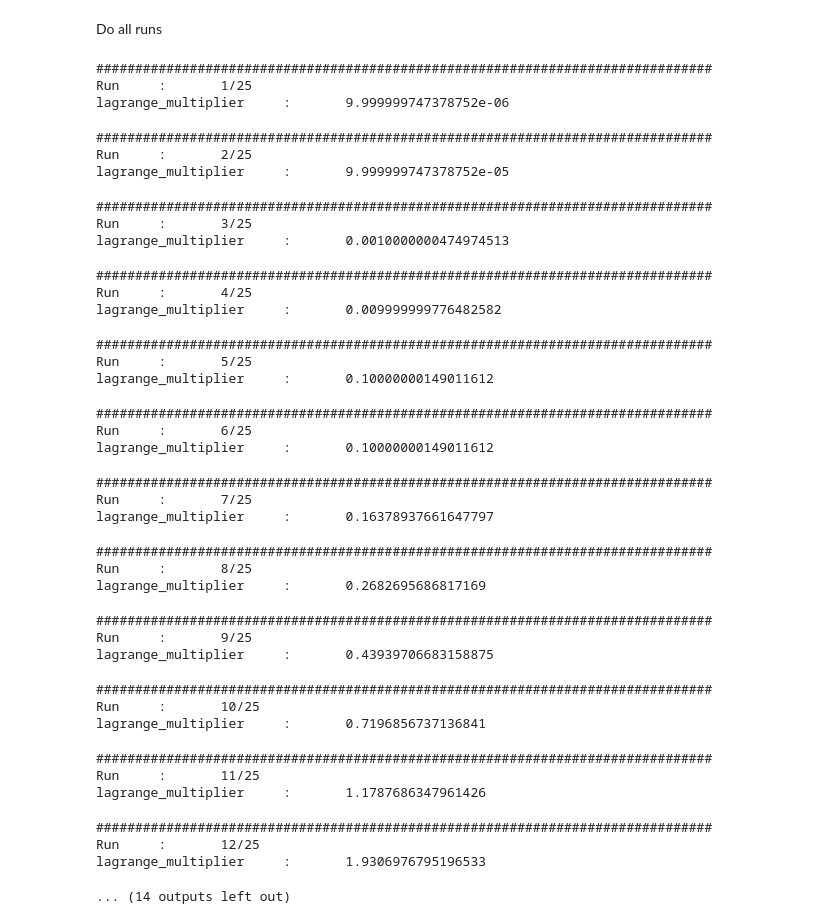
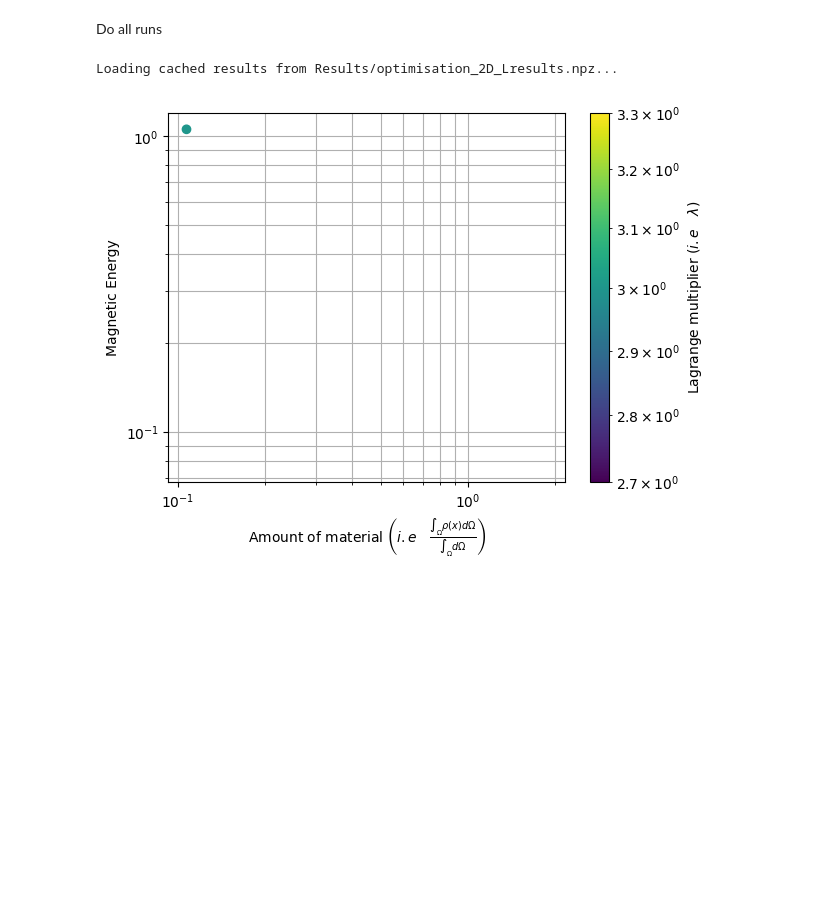
Before and after one commit to Octave-Jeanne/NeuROM_optim_demo, a Jupyter notebook: demos/Optim_2D_Pareto/demo_TC..ipynb, the cells around one changed output. Saved outputs shown, nothing was run; the diff lists cells and outputs as text; code cells hidden in the pictures; blank space fills up the shorter version.

```diff
--- a/demos/Optim_2D_Pareto/demo_TC..ipynb
+++ b/demos/Optim_2D_Pareto/demo_TC..ipynb
@@ -286,7 +286,8 @@ Specify the solver and build it. Beware that even though the physics is convex,
 # %%
 def specify_solver(loss, A, Mat, lagrange_multiplier):
     solver_config = {'optimizer'               :  'lbfgs',
-            'n_epochs'                :  5000,
+            # 'n_epochs'                :  5000,
+            'n_epochs'                :  10, # Sanity check
             'loss_decrease_c'         :   1e-13,
             'freeze_grid'             :   True,
             'freeze_interpolation'    :   False,
@@ -310,8 +311,8 @@ def extract_plot_save_and_return_some_metrics(run_index, lagrange_multiplier, so
     epochs, loss = solver.get_metric()
     time_steps, _ = solver.get_metric(use_time = True)
     _, physical_loss = solver.get_metric(name = 'potential')
-    _, constraint_loss = solver.get_metric(name = 'volume_term')
-
+    _, constraint_loss = solver.get_metric(name = 'soft_volume_term')
+    _, percent_of_material = solver.get_metric(name = 'hard_volume_term') # area with material / total area
 
     # Define the path to the main plot save folder
     save_folder = os.path.join(os.path.join(path_to_this_folder, 'Results'), 'Plots')
@@ -358,7 +359,7 @@ def extract_plot_save_and_return_some_metrics(run_index, lagrange_multiplier, so
     plt.savefig(save_path)
 
     # Return the last metrics values from multiple-run related plots
-    return time_steps[-1], physical_loss[-1], constraint_loss[-1]
+    return time_steps[-1], physical_loss[-1], constraint_loss[-1], percent_of_material[-1]
 # %% [markdown]
 Wrap everything
 # %%
@@ -374,10 +375,10 @@ def optim_run(run_index, lagrange_multiplier):
     solver.solve()
 
     # Metric processing
-    duration, physical_loss, constraint_loss = extract_plot_save_and_return_some_metrics(run_index, lagrange_multiplier, solver)
+    duration, physical_loss, constraint_loss, percent_of_material = extract_plot_save_and_return_some_metrics(run_index, lagrange_multiplier, solver)
 
     # Return some run-based metrics for the overall pareto front
-    return duration, physical_loss, constraint_loss
+    return duration, physical_loss, constraint_loss, percent_of_material
 # %% [markdown]
 ## FENN solve for multiple lagrange multipliers
 # %% [markdown]
@@ -398,6 +399,9 @@ middle_lagrange_multipliers = torch.logspace(start = -1, end = 2, steps = 15).da
 high_lagrange_multipliers = torch.logspace(start = 2, end = 3, steps = 5).data.numpy()
 
 lagrange_multipliers = np.concatenate([low_lagrange_multipliers, middle_lagrange_multipliers, high_lagrange_multipliers])
+
+# Sanity check
+lagrange_multipliers = torch.tensor(np.array([-5, -1, 3]))
 # %% [markdown]
 Do all runs
 # %%
@@ -409,11 +413,14 @@ if os.path.exists(SAVE_FILE):
     all_durations = results_dict['durations'].tolist()
     all_physical_loss = results_dict['physical_loss'].tolist()
     all_constraint_loss = results_dict['constraint_loss'].tolist()
+    all_percent_of_material = results_dict['percent_of_material'].tolist()
+
 else:
 
     all_durations = []
     all_physical_loss = []
     all_constraint_loss = []
+    all_percent_of_material = []
 
     # Solve the optimization problem for every multiplier values and stores the metrics values at convergence
     for run_index, lagrange_multiplier in enumerate(lagrange_multipliers):
@@ -422,16 +429,18 @@ else:
 
 
 
-        duration, physical_loss, constraint_loss = optim_run(run_index, lagrange_multiplier)
+        duration, physical_loss, constraint_loss, percent_of_material = optim_run(run_index, lagrange_multiplier)
 
         all_durations.append(duration)
         all_physical_loss.append(physical_loss)
         all_constraint_loss.append(constraint_loss)
+        all_percent_of_material.append(percent_of_material)
 
         np.savez(SAVE_FILE,
             durations=all_durations,
             physical_loss=all_physical_loss,
-            constraint_loss=all_constraint_loss)
+            constraint_loss=all_constraint_loss,
+            percent_of_material = all_percent_of_material)
 
     print(f"Results saved to {SAVE_FILE}.")
 
@@ -461,76 +470,43 @@ save_name = f'Volume_vs_lagrange_multipliers.png'
 save_path = os.path.join(specific_save_folder, save_name)
 
 plt.clf()
-plt.plot(lagrange_multipliers, all_constraint_loss, '.')
+plt.plot(lagrange_multipliers, all_percent_of_material, '.')
 plt.xlabel('Weight')
 plt.ylabel('Volume penalty')
 plt.xscale('log')
 plt.yscale('log')
 plt.grid(True, which='both')
 plt.savefig(save_path)
 
 # Plot and save the physics-related term at convergence vs the volume-related term at convergence (i.e : pareto front of the optimization problem)
 save_name = f'Pareto.png'
 save_path = os.path.join(specific_save_folder, save_name)
 
 plt.clf()
-plt.scatter(all_constraint_loss, all_physical_loss, c=lagrange_multipliers, cmap='viridis', norm=LogNorm())
-plt.colorbar(label="Lagrange multiplier")  # Optional color legend to add infos on the lagrange multiplier dependencies
-plt.xlabel("Volume Penalty")
+plt.scatter(all_percent_of_material, all_physical_loss, c=lagrange_multipliers, cmap='viridis', norm=LogNorm())
+plt.colorbar(label=r"Lagrange multiplier $(i.e\quad\lambda)$")  # Optional color legend to add infos on the lagrange multiplier dependencies
+plt.xlabel(r"Amount of material $\left(i.e\quad\frac{\int_{\Omega} \rho(x) d\Omega}{\int_{\Omega} d\Omega}\right)$")
 plt.ylabel("Magnetic Energy")
 plt.xscale('log')
 plt.yscale('log')
 plt.grid(True, which='both')
 plt.savefig(save_path)
 
 # Define the path to the metrics save folder (to allow for some additionnal post-processing)
 save_folder = os.path.join(os.path.join(path_to_this_folder, 'Results'), 'Run_wise_metrics')
 os.makedirs(save_folder, exist_ok=True)
 
 # Save every global metrics
 all_durations       =   np.array(all_durations)
 all_physical_loss   =   np.array(all_physical_loss)
 all_constraint_loss =   np.array(all_constraint_loss)
+all_percent_of_material = np.array(all_percent_of_material)
 
 np.save(os.path.join(save_folder, f'all_durations.npy'), all_durations)
 np.save(os.path.join(save_folder, f'all_physical_loss.npy'), all_physical_loss)
 np.save(os.path.join(save_folder, f'all_constraint_loss.npy'), all_constraint_loss)
+np.save(os.path.join(save_folder, f'all_percent_of_material.npy'), all_percent_of_material)
 np.save(os.path.join(save_folder, f'lagrange_multipliers.npy'), lagrange_multipliers)
 # %% [output]
-###############################################################################
-Run     :       1/25
-lagrange_multiplier     :       9.999999747378752e-06
+Loading cached results from Results/optimisation_2D_Lresults.npz...
-###############################################################################
-Run     :       2/25
-lagrange_multiplier     :       9.999999747378752e-05
-###############################################################################
-Run     :       3/25
-lagrange_multiplier     :       0.0010000000474974513
-###############################################################################
-Run     :       4/25
-lagrange_multiplier     :       0.009999999776482582
-###############################################################################
-Run     :       5/25
-lagrange_multiplier     :       0.10000000149011612
-###############################################################################
-Run     :       6/25
-lagrange_multiplier     :       0.10000000149011612
-###############################################################################
-Run     :       7/25
-lagrange_multiplier     :       0.16378937661647797
-###############################################################################
-Run     :       8/25
-lagrange_multiplier     :       0.2682695686817169
-###############################################################################
-Run     :       9/25
-lagrange_multiplier     :       0.43939706683158875
-###############################################################################
-Run     :       10/25
-lagrange_multiplier     :       0.7196856737136841
-###############################################################################
-Run     :       11/25
-lagrange_multiplier     :       1.1787686347961426
-###############################################################################
-Run     :       12/25
-lagrange_multiplier     :       1.9306976795196533
-... (14 outputs left out)
+[figure, added]
```
Also changed, not shown: 40 other files.
